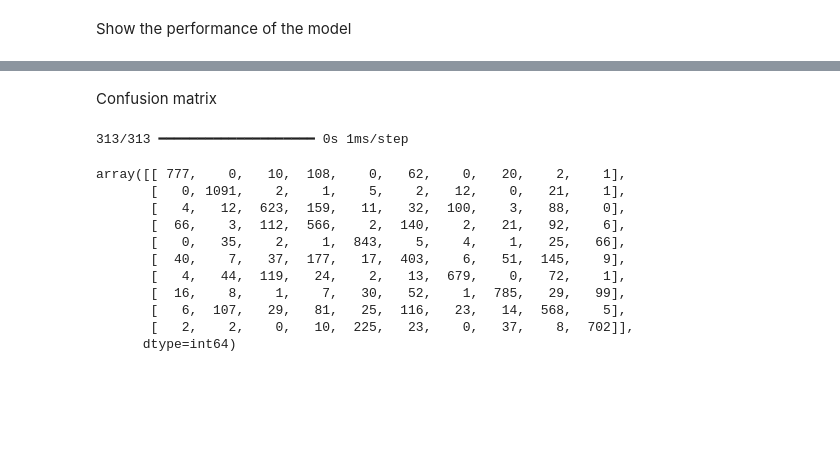
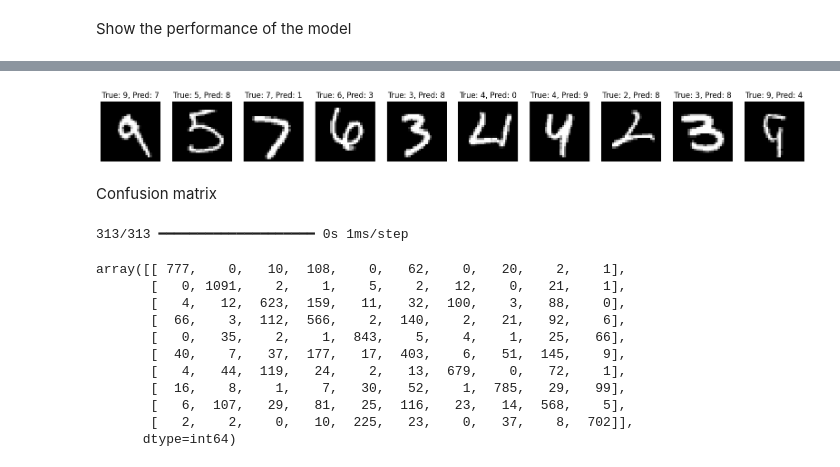
Before and after one commit to DrC0okie/HEIG_ARN_Labo4, a Jupyter notebook: MLP_from_raw_data.ipynb, the cells around one changed output, grey strips where cells are left out. Saved outputs shown, nothing was run; the diff lists cells and outputs as text; code cells hidden in the pictures; blank space fills up the shorter version.

```diff
--- a/MLP_from_raw_data.ipynb
+++ b/MLP_from_raw_data.ipynb
@@ -117,0 +118,24 @@ Test accuracy: 0.7037000060081482
+# %%
+# Function to plot misclassified images
+def plot_misclassified_images(X, y_true, y_pred, class_names, max_images=10):
+    misclassified_indices = np.where(y_pred != y_true)[0]
+    num_misclassified = len(misclassified_indices)
+
+    if num_misclassified > 0:
+        fig, axes = pl.subplots(1, min(max_images, num_misclassified), figsize=(20, 4))
+        for ax, index in zip(axes.flat, misclassified_indices[:max_images]):
+            ax.imshow(X[index].reshape(28, 28), cmap='gray', interpolation='none')
+            ax.set_title(f"True: {class_names[y_true[index]]}, Pred: {class_names[y_pred[index]]}")
+            ax.axis('off')
+        pl.show()
+    else:
+        print("No misclassified images to show.")
+
+# Predicting labels
+y_pred = model.predict(X_test)
+y_pred_classes = np.argmax(y_pred, axis=1)
+y_true_classes = np.argmax(Y_test, axis=1)
+
+# Plot misclassified images
+plot_misclassified_images(X_test, y_true_classes, y_pred_classes, class_names=[str(i) for i in range(10)])
+# %% [output]
@@ -118,3 +143,4 @@ Test accuracy: 0.7037000060081482
+[figure, added]
 # %% [markdown]
 Confusion matrix
 # %%
```
Also changed, not shown: parts of 4 cells of this notebook, 4 other files.
